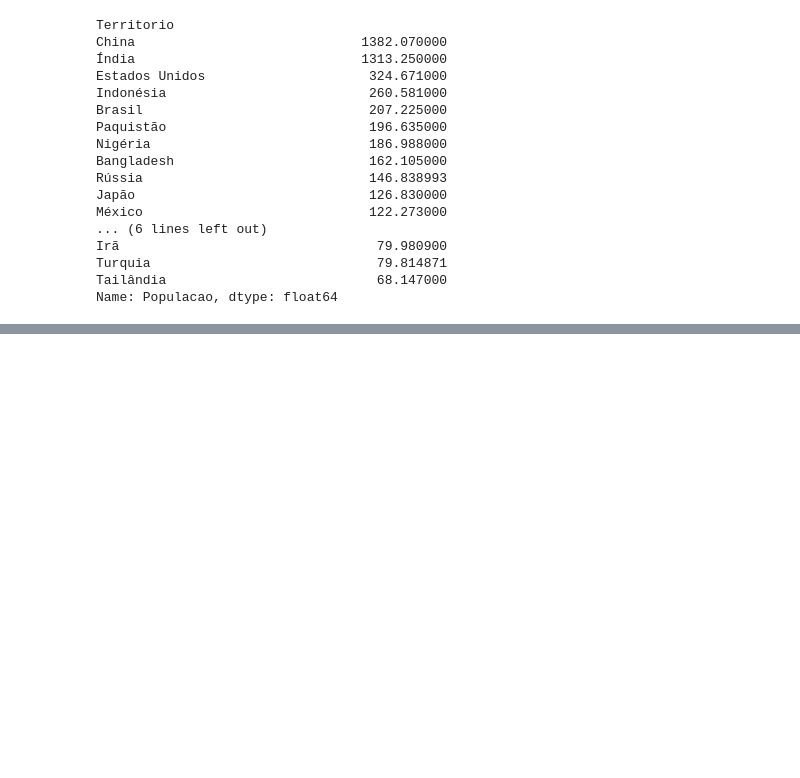
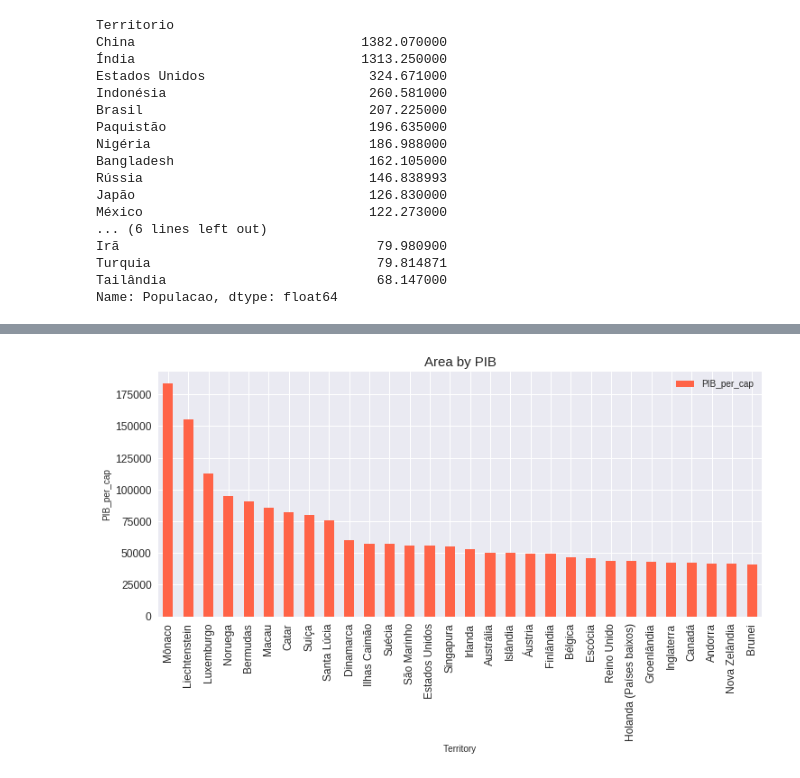
Before and after one commit to MRobalinho/Using_colab_research_Google, a Jupyter notebook: Tests_MRobalinho.ipynb, the cells around one changed output, grey strips where cells are left out. Drawn from its saved outputs; the diff is of its cells as text; code cells hidden in the pictures; blank space fills up the shorter version.

```diff
--- a/Tests_MRobalinho.ipynb
+++ b/Tests_MRobalinho.ipynb
@@ -471,0 +574,11 @@ Name: Populacao, dtype: float64
+# %%
+# Analisys by PIB_per_cap
+X_pivot_table = df_new2
+X_pvt1 = X_pivot_table.groupby('Territorio')['PIB_per_cap'].sum()
+# Sort Descending
+X_pvt1 = X_pvt1.sort_values(ascending=False).copy()
+# Transform in a DataFrame
+X_pvt2 = pd.DataFrame(X_pvt1)
+# Select first 30 entries
+X_pvt3 = X_pvt2.head(30).copy()
+X_pvt3
@@ -471,0 +604,6 @@ Name: Populacao, dtype: float64
+# %%
+data_plot = X_pvt3
+# Plotting the Graph
+Bar_Graf(data_plot, 'Area by PIB', 'Territory', 'PIB_per_cap', color_list[1])
+# %% [output]
+[figure, added]
```
Also changed, not shown: parts of 33 cells of this notebook.
